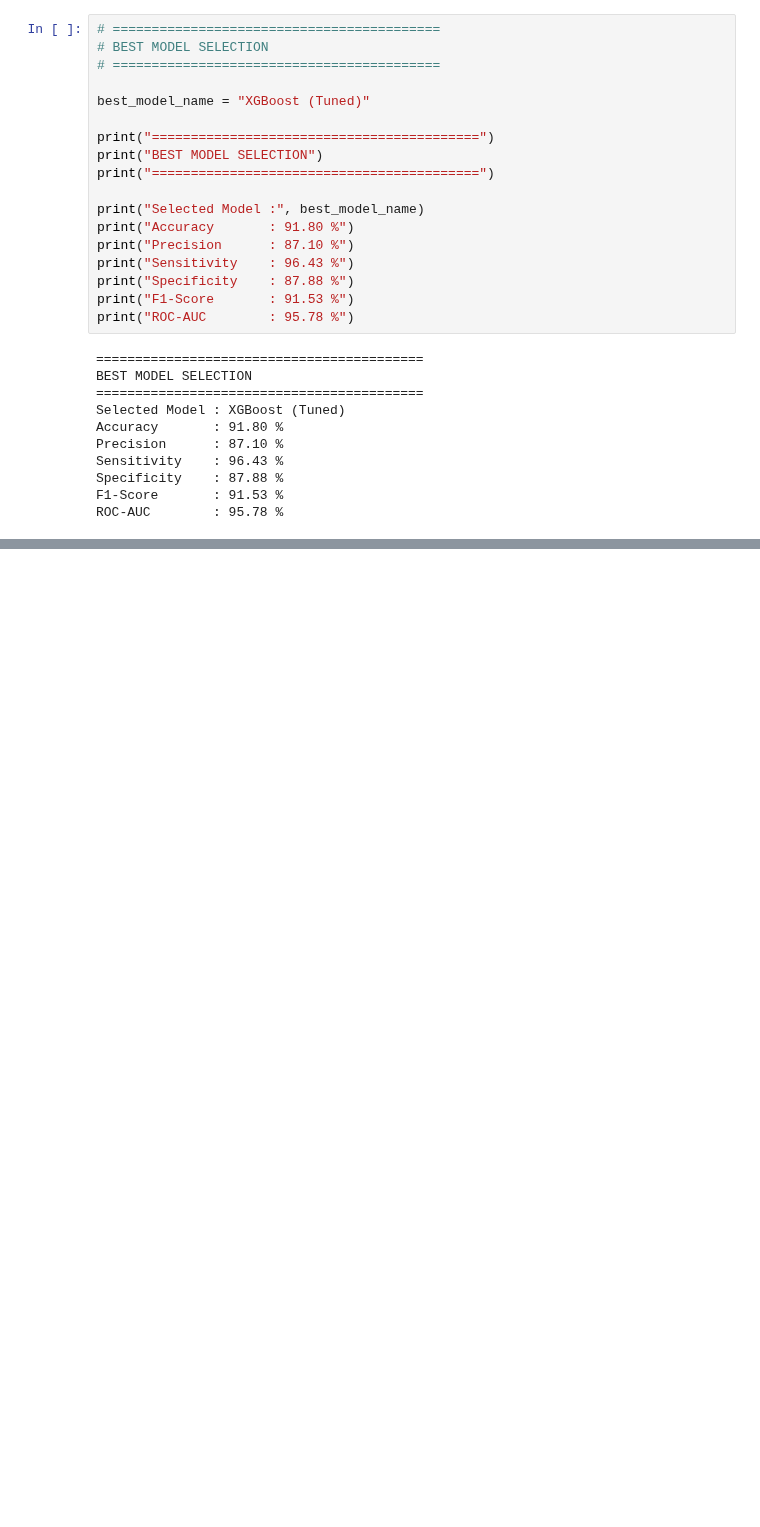
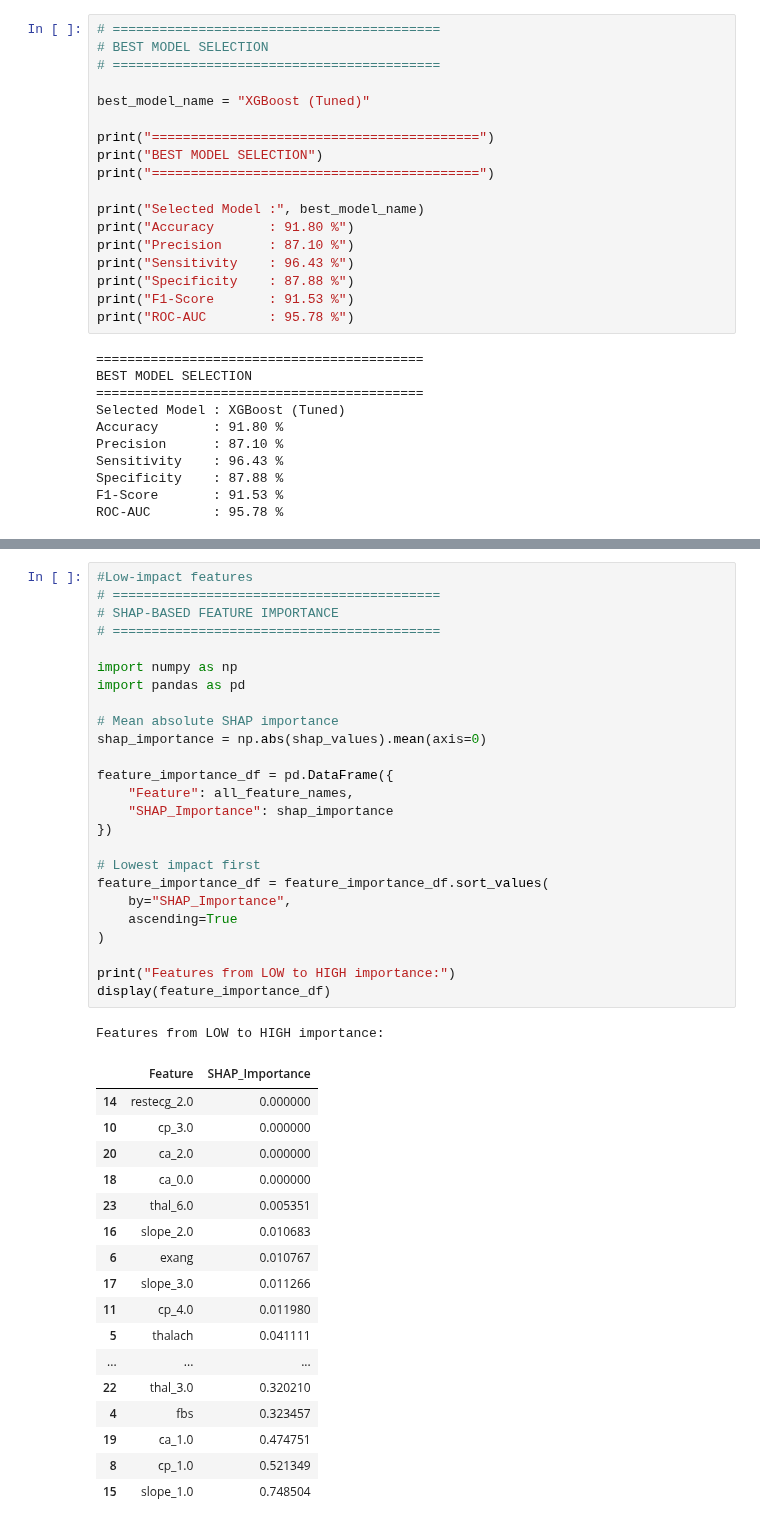
Before and after one commit to Muskaan1530/Explainable-Multi-Disease-Prediction, a Jupyter notebook: Explainable_Multi_Disease_Prediction.ipynb, the cells around one changed output, grey strips where cells are left out. Saved outputs shown, nothing was run; the diff lists cells and outputs as text; blank space fills up the shorter version.

```diff
--- a/Explainable_Multi_Disease_Prediction.ipynb
+++ b/Explainable_Multi_Disease_Prediction.ipynb
@@ -2190,0 +2297,44 @@ ROC-AUC        : 95.78 %
+# %%
+#Low-impact features
+# ==========================================
+# SHAP-BASED FEATURE IMPORTANCE
+# ==========================================
+
+import numpy as np
+import pandas as pd
+
+# Mean absolute SHAP importance
+shap_importance = np.abs(shap_values).mean(axis=0)
+
+feature_importance_df = pd.DataFrame({
+    "Feature": all_feature_names,
+    "SHAP_Importance": shap_importance
+})
+
+# Lowest impact first
+feature_importance_df = feature_importance_df.sort_values(
+    by="SHAP_Importance",
+    ascending=True
+)
+
+print("Features from LOW to HIGH importance:")
+display(feature_importance_df)
+# %% [output]
+Features from LOW to HIGH importance:
+|  | Feature | SHAP_Importance |
+| 14 | restecg_2.0 | 0.000000 |
+| 10 | cp_3.0 | 0.000000 |
+| 20 | ca_2.0 | 0.000000 |
+| 18 | ca_0.0 | 0.000000 |
+| 23 | thal_6.0 | 0.005351 |
+| 16 | slope_2.0 | 0.010683 |
+| 6 | exang | 0.010767 |
+| 17 | slope_3.0 | 0.011266 |
+| 11 | cp_4.0 | 0.011980 |
+| 5 | thalach | 0.041111 |
+| ... | ... | ... |
+| 22 | thal_3.0 | 0.320210 |
+| 4 | fbs | 0.323457 |
+| 19 | ca_1.0 | 0.474751 |
+| 8 | cp_1.0 | 0.521349 |
+| 15 | slope_1.0 | 0.748504 |
```
Also changed, not shown: parts of 20 cells of this notebook.
